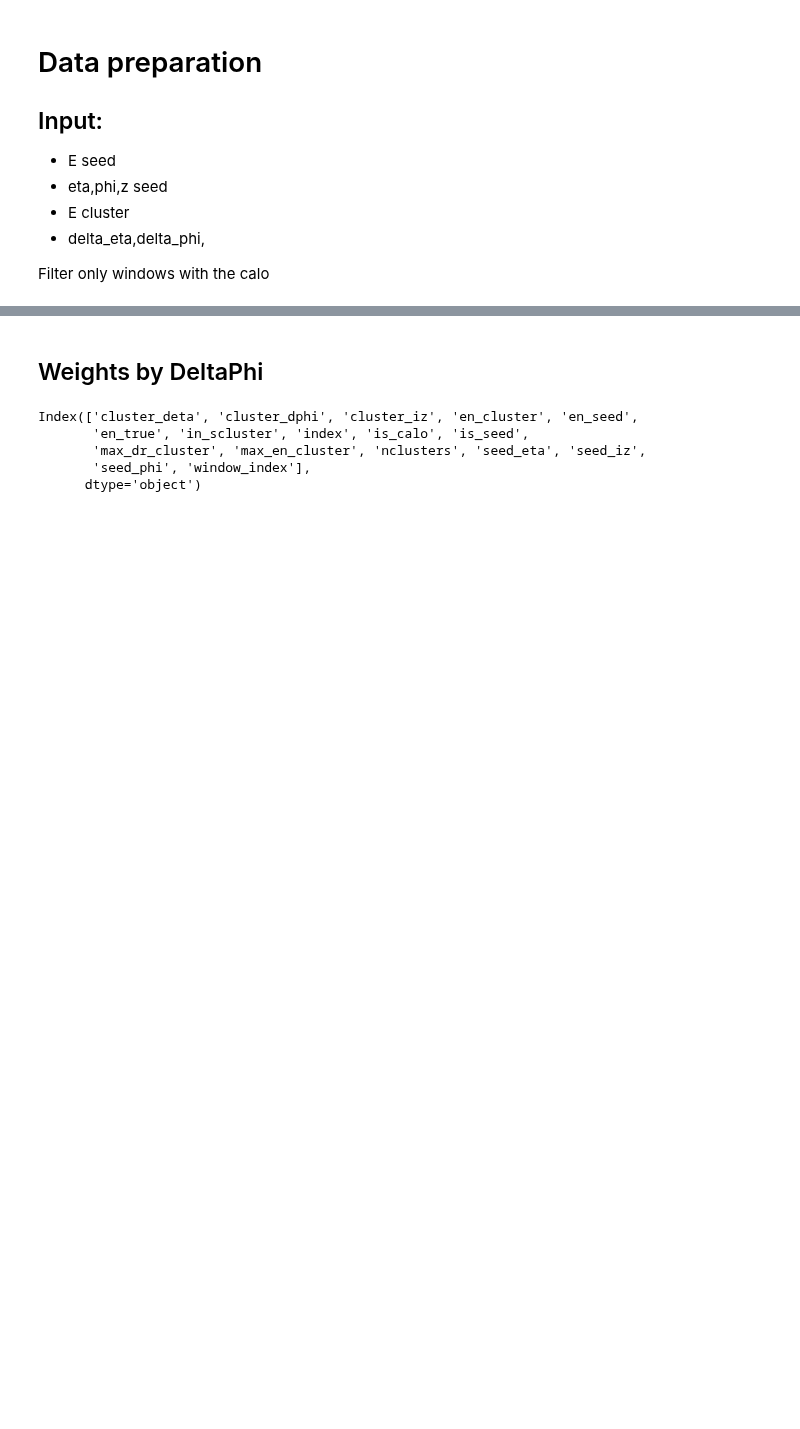
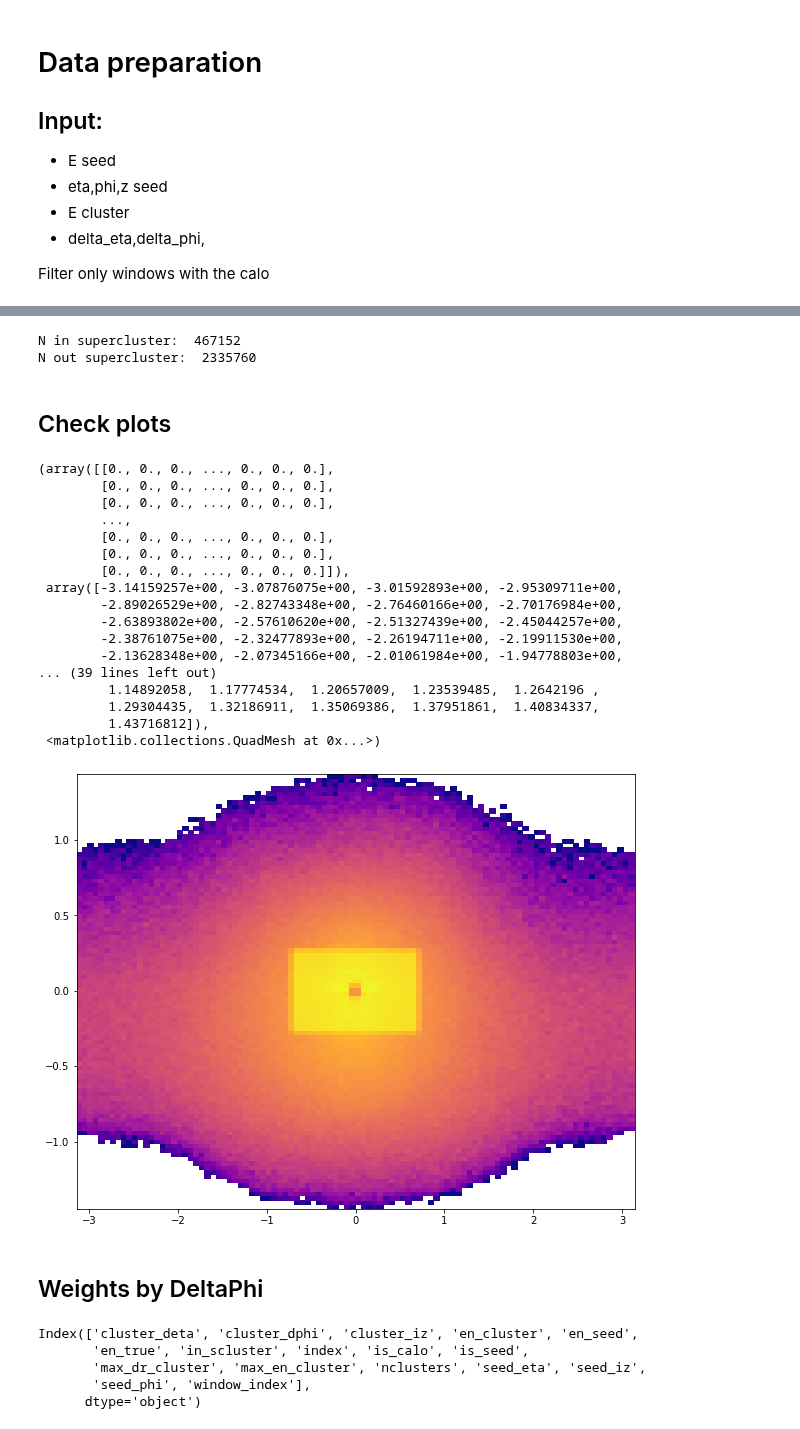
Before and after one commit to valsdav/DeepSuperCluster, a Jupyter notebook: SimpleDNN.ipynb, the cells around one changed output, grey strips where cells are left out. Cells and saved outputs as stored; diff of their text form; code cells hidden in the pictures; blank space fills up the shorter version.

```diff
--- a/SimpleDNN.ipynb
+++ b/SimpleDNN.ipynb
@@ -17,14 +18,3 @@ mpl.rcParams["image.origin"] = 'lower'
 - delta_eta,delta_phi,
 
 Filter only windows with the calo
-# %%
-data_0 = pickle.load(open("/eos/user/r/rdfexp/ecal/cluster/output_deepcluster_dumper/four_gamma_withPU/clusters_data.pkl", "rb"))
-data_1 = pickle.load(open("/eos/user/r/rdfexp/ecal/cluster/output_deepcluster_dumper/four_gamma_withPU/clusters_data_1.pkl", "rb"))
-data_2 = pickle.load(open("/eos/user/r/rdfexp/ecal/cluster/output_deepcluster_dumper/four_gamma_withPU/clusters_data_2.pkl", "rb"))
-data_3 = pickle.load(open("/eos/user/r/rdfexp/ecal/cluster/output_deepcluster_dumper/four_gamma_withPU/clusters_data_3.pkl", "rb"))
-# Take only non-seed
-data_0 = data_0[data_0.is_calo & (data_0.is_seed == False)]
-data_1 = data_1[data_1.is_calo & (data_1.is_seed == False)]
-data_2 = data_2[data_2.is_calo & (data_2.is_seed == False)]
-data_3 = data_3[data_3.is_calo & (data_3.is_seed == False)]
-data  = pd.concat([data_0, data_1, data_2, data_3], ignore_index=True)
@@ -51,0 +21,15 @@ data
+# %%
+datas = []
+
+for i in range(1, 80):
+    f = f"/eos/user/r/rdfexp/ecal/cluster/output_deepcluster_dumper/numpy_v3/clusters_data_{i}.pkl"
+    if not os.path.exists(f):
+        print("file not found: ", f)
+        continue
+    d = pickle.load(open(f, "rb"))
+    outsc = d[(d.is_calo) & (d.is_seed == False) & (d.in_scluster == False)]
+    insc =  d[(d.is_calo) & (d.is_seed == False) & (d.in_scluster == True)]
+    outsc = outsc.iloc[:len(insc)*5]
+    datas += [insc, outsc]
+
+data= pd.concat(datas, ignore_index=True)
@@ -105,3 +42,33 @@ ax[1].hist(insc.en_true / np.cosh(insc.seed_eta), bins= 50)
+# %%
+print("N in supercluster: ", len(insc))
+print("N out supercluster: ", len(outsc))
+# %% [output]
+N in supercluster:  467152
+N out supercluster:  2335760
+# %% [markdown]
+## Check plots
+# %%
+plt.hist2d(outsc.cluster_dphi, outsc.cluster_deta,
+           density=True, bins=(100,100),cmap="plasma", norm=colors.LogNorm())
+# %% [output]
+(array([[0., 0., 0., ..., 0., 0., 0.],
+        [0., 0., 0., ..., 0., 0., 0.],
+        [0., 0., 0., ..., 0., 0., 0.],
+        ...,
+        [0., 0., 0., ..., 0., 0., 0.],
+        [0., 0., 0., ..., 0., 0., 0.],
+        [0., 0., 0., ..., 0., 0., 0.]]),
+ array([-3.14159257e+00, -3.07876075e+00, -3.01592893e+00, -2.95309711e+00,
+        -2.89026529e+00, -2.82743348e+00, -2.76460166e+00, -2.70176984e+00,
+        -2.63893802e+00, -2.57610620e+00, -2.51327439e+00, -2.45044257e+00,
+        -2.38761075e+00, -2.32477893e+00, -2.26194711e+00, -2.19911530e+00,
+        -2.13628348e+00, -2.07345166e+00, -2.01061984e+00, -1.94778803e+00,
+... (39 lines left out)
+         1.14892058,  1.17774534,  1.20657009,  1.23539485,  1.2642196 ,
+         1.29304435,  1.32186911,  1.35069386,  1.37951861,  1.40834337,
+         1.43716812]),
+ <matplotlib.collections.QuadMesh at 0x...>)
+[figure, added]
 # %% [markdown]
 ## Weights by DeltaPhi
 # %%
```
Also changed, not shown: parts of 39 cells of this notebook, 2 other files.
